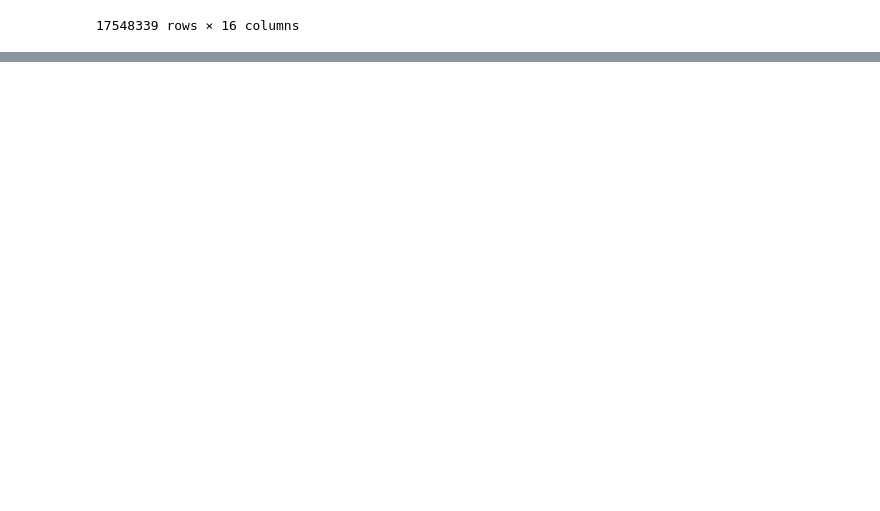
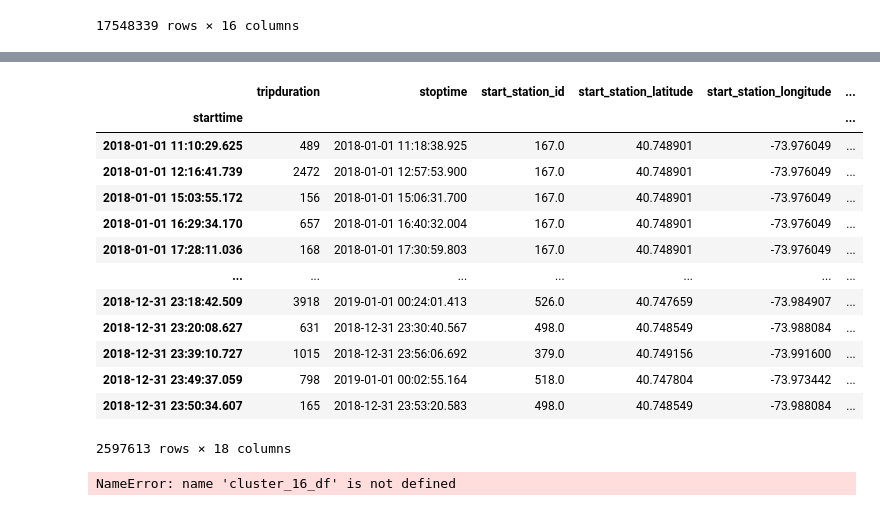
Before and after one commit to katrinemariepedersen/Business_analytics_project, a Jupyter notebook: Load_of_dat.ipynb, the cells around one changed output, grey strips where cells are left out. Saved outputs shown, nothing was run; the diff lists cells and outputs as text; code cells hidden in the pictures; blank space fills up the shorter version.

```diff
--- a/Load_of_dat.ipynb
+++ b/Load_of_dat.ipynb
@@ -324,0 +368,17 @@ df_merged
+# %%
+cluster_16_df
+# %% [output]
+|  | tripduration | stoptime | start_station_id | start_station_latitude | start_station_longitude | ... |
+| starttime |  |  |  |  |  | ... |
+| 2018-01-01 11:10:29.625 | 489 | 2018-01-01 11:18:38.925 | 167.0 | 40.748901 | -73.976049 | ... |
+| 2018-01-01 12:16:41.739 | 2472 | 2018-01-01 12:57:53.900 | 167.0 | 40.748901 | -73.976049 | ... |
+| 2018-01-01 15:03:55.172 | 156 | 2018-01-01 15:06:31.700 | 167.0 | 40.748901 | -73.976049 | ... |
+| 2018-01-01 16:29:34.170 | 657 | 2018-01-01 16:40:32.004 | 167.0 | 40.748901 | -73.976049 | ... |
+| 2018-01-01 17:28:11.036 | 168 | 2018-01-01 17:30:59.803 | 167.0 | 40.748901 | -73.976049 | ... |
+| ... | ... | ... | ... | ... | ... | ... |
+| 2018-12-31 23:18:42.509 | 3918 | 2019-01-01 00:24:01.413 | 526.0 | 40.747659 | -73.984907 | ... |
+| 2018-12-31 23:20:08.627 | 631 | 2018-12-31 23:30:40.567 | 498.0 | 40.748549 | -73.988084 | ... |
+| 2018-12-31 23:39:10.727 | 1015 | 2018-12-31 23:56:06.692 | 379.0 | 40.749156 | -73.991600 | ... |
+| 2018-12-31 23:49:37.059 | 798 | 2019-01-01 00:02:55.164 | 518.0 | 40.747804 | -73.973442 | ... |
+| 2018-12-31 23:50:34.607 | 165 | 2018-12-31 23:53:20.583 | 498.0 | 40.748549 | -73.988084 | ... |
+2597613 rows × 18 columns
@@ -324,0 +388,6 @@ df_merged
+# %%
+features_to_plot = ["tripduration"]
+
+cluster_16_df[features_to_plot].plot(figsize=(14,5))
+# %% [output]
+NameError: name 'cluster_16_df' is not defined
```
Also changed, not shown: parts of 10 cells of this notebook.
